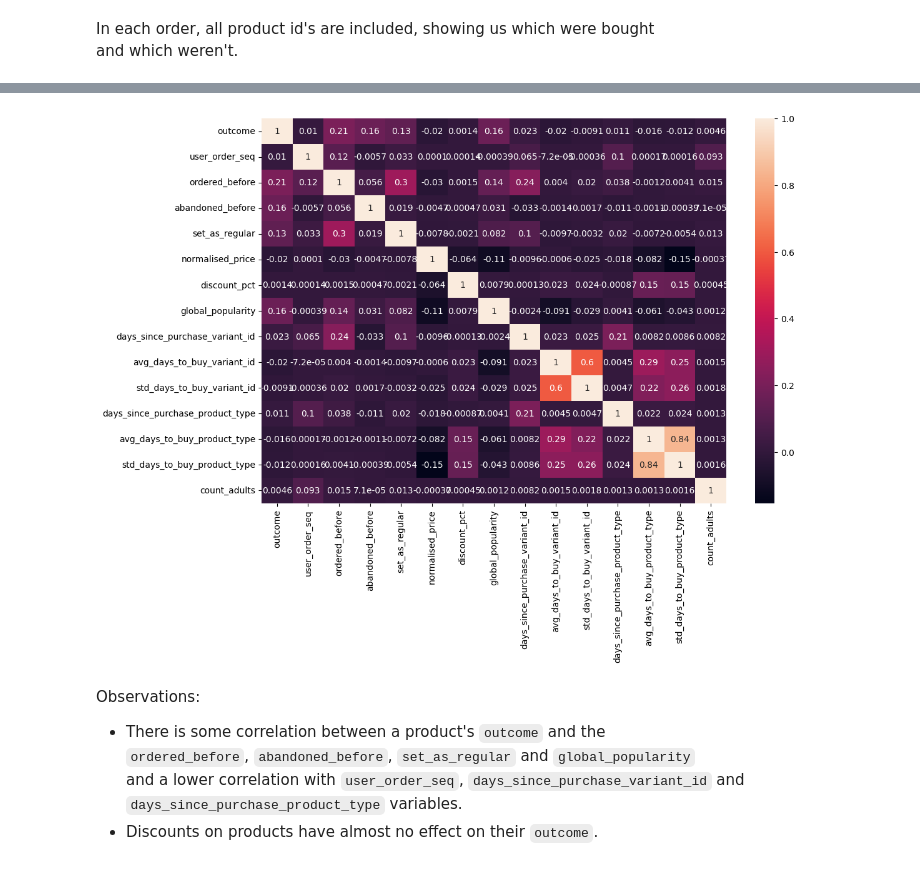
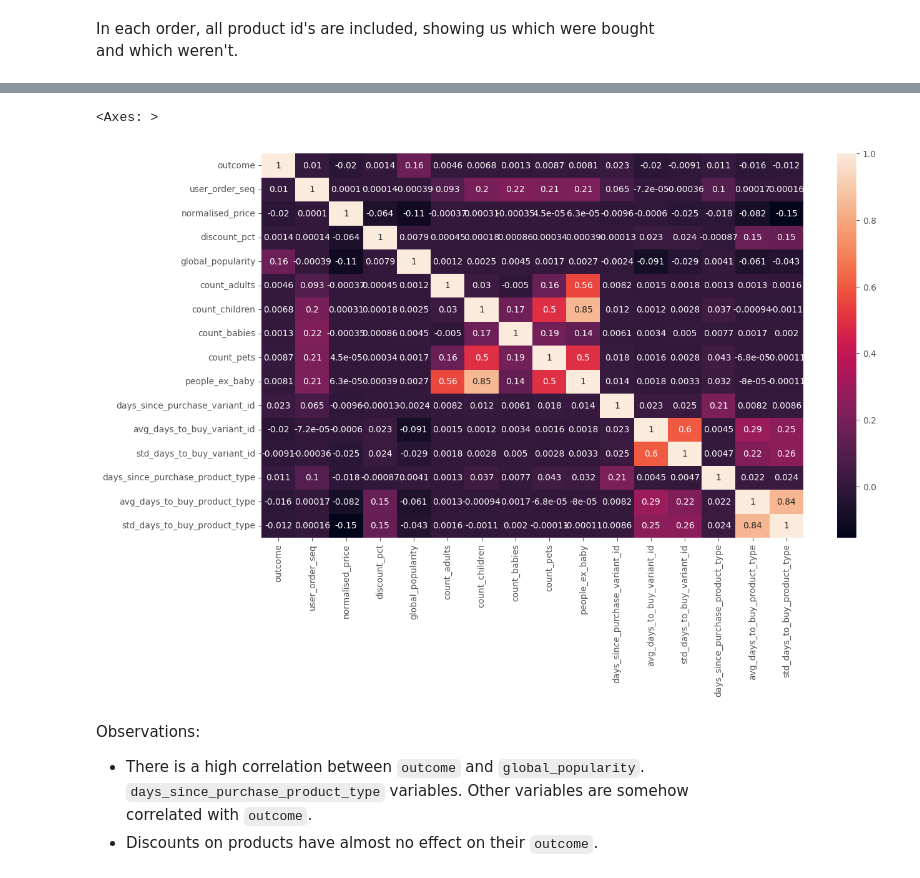
Before and after one commit to jianingxu1/zrive-ds, a Jupyter notebook: src/module_2/module_2_eda_part_2.ipynb, the cells around one changed output, grey strips where cells are left out. Saved outputs shown, nothing was run; the diff lists cells and outputs as text; code cells hidden in the pictures.

```diff
--- a/src/module_2/module_2_eda_part_2.ipynb
+++ b/src/module_2/module_2_eda_part_2.ipynb
@@ -1,7 +1,10 @@
 # %%
 import pandas as pd
 import matplotlib.pyplot as plt
+import numpy as np
 import seaborn as sns
+
+plt.style.use("ggplot")
 # %%
 pd.set_option("display.max_columns", 200)
 # %%
@@ -243,0 +220,10 @@ correlation.
+# %%
+target_col = "outcome"
+info_cols = ["variant_id", "order_id", "user_id", "created_at", "order_date"]
+
+features_cols = [col for col in df.columns if col not in info_cols + [target_col]]
+categorical_cols = ["product_type", "vendor"]
+binary_cols = ["ordered_before", "abandoned_before", "active_snoozed", "set_as_regular"]
+numerical_cols = [
+    col for col in features_cols if col not in categorical_cols + binary_cols
+]
@@ -244,33 +262,13 @@ correlation.
 # %%
-df_corr = df[
-    [
-        "outcome",
-        "user_order_seq",
-        "ordered_before",
-        "abandoned_before",
-        "set_as_regular",
-        "normalised_price",
-        "discount_pct",
-        "global_popularity",
-        "days_since_purchase_variant_id",
-        "avg_days_to_buy_variant_id",
-        "std_days_to_buy_variant_id",
-        "days_since_purchase_product_type",
-        "avg_days_to_buy_product_type",
-        "std_days_to_buy_product_type",
-        "count_adults",
-    ]
-].corr()
-plt.figure(figsize=(12, 8))
+df_corr = df[[target_col] + numerical_cols].corr()
+plt.figure(figsize=(14, 8))
 sns.heatmap(df_corr, annot=True)
-plt.show()
 # %% [output]
+<Axes: >
-[figure, old version]
+[figure, new version]
 # %% [markdown]
 Observations:
-
-- There is some correlation between a product's `outcome` and the\
-  `ordered_before`, `abandoned_before`, `set_as_regular` and `global_popularity`\
-  and a lower correlation with `user_order_seq`, `days_since_purchase_variant_id` and\
-  `days_since_purchase_product_type` variables.
+- There is a high correlation between `outcome` and `global_popularity`.\
+  `days_since_purchase_product_type` variables. Other variables are somehow\
+  correlated with `outcome`.
 - Discounts on products have almost no effect on their `outcome`.
```
Also changed, not shown: parts of 24 cells of this notebook, 18 other files.
